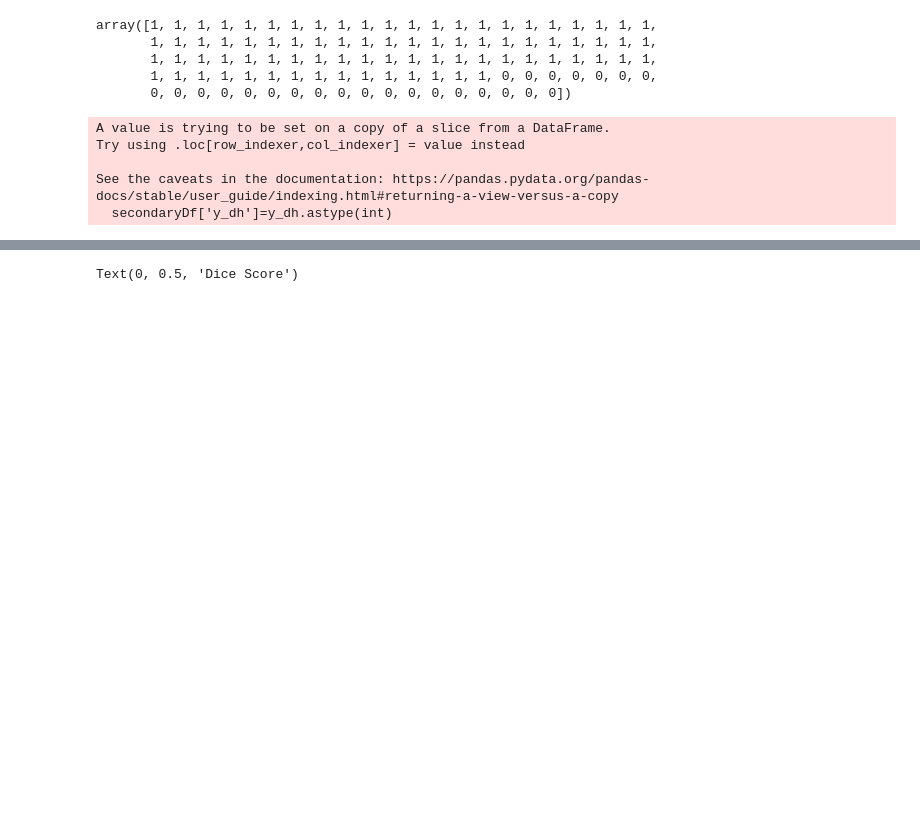
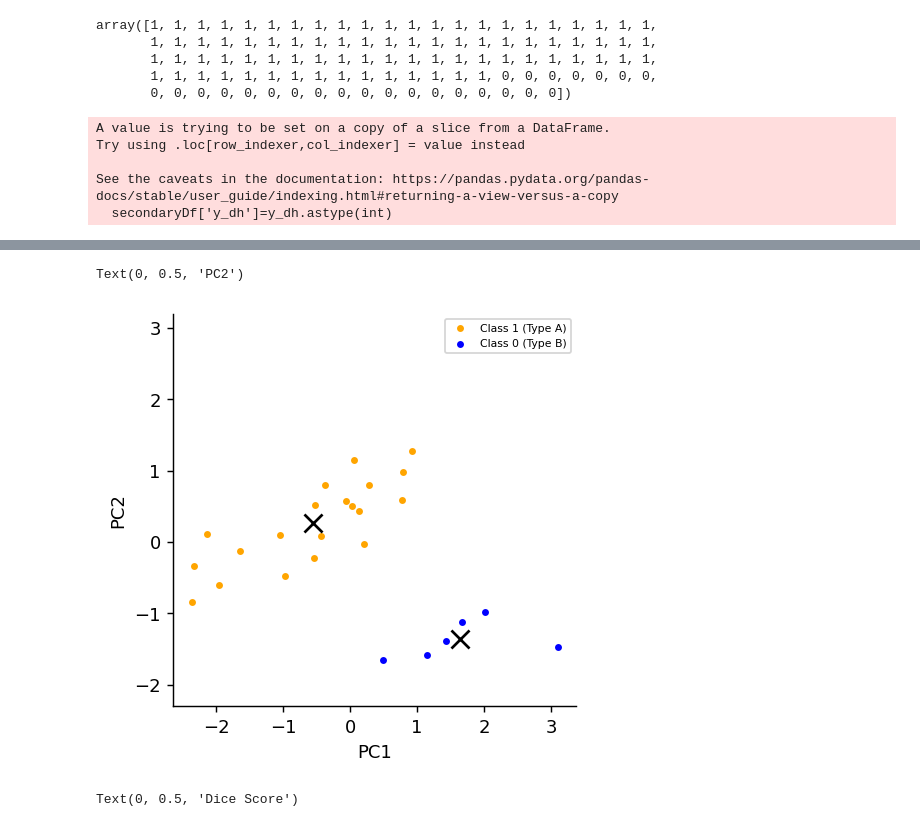
Before and after one commit to arshadzahangirchowdhury/ROI-Finder, a Jupyter notebook: flx_workflows/Training_size_analysis.ipynb, the cells around one changed output, grey strips where cells are left out. Drawn from its saved outputs; the diff is of its cells as text; code cells hidden in the pictures; blank space fills up the shorter version.

```diff
--- a/flx_workflows/Training_size_analysis.ipynb
+++ b/flx_workflows/Training_size_analysis.ipynb
@@ -677,0 +624,77 @@ Dice Similarity: 0.9685534591194969
+# %%
+# keep 4  constant type A cell vary type B cells
+type_B_Df=secondaryDf[secondaryDf['y_dh']==0]
+type_A_Df=secondaryDf[secondaryDf['y_dh']==1]
+
+# sample 1 Type A cells
+
+rand_index_list = []
+adj_rand_index_list = []
+dice_score_list = []
+
+
+sampled_Type_A_Df=type_A_Df.sample(n=20, replace=False, random_state=0)
+sampled_Type_B_Df=type_B_Df.sample(n=6, replace=False, random_state=0)
+
+#     sampled_Df=sampled_Type_A_Df
+sampled_Df =pd.concat([sampled_Type_A_Df, sampled_Type_B_Df], axis = 0)
+
+sampled_Df.reset_index(drop=True, inplace=True)
+
+
+
+kmeans = KMeans(init="k-means++",n_clusters = 2, n_init=200, random_state = 42).fit(sampled_Df[['PC1','PC2']].to_numpy())
+inertia=kmeans.inertia_
+sampled_Df['Class'] = kmeans.labels_
+sampled_Df = check_kmeans_class(sampled_Df)
+
+
+# rand_index=metrics.rand_score(sampled_Df['y_dh'].to_numpy(), kmeans.labels_)
+# rand_index_list.append(rand_index)
+# #     print('unadjusted rand index [0,1]:',rand_index)
+# adj_rand_index=metrics.adjusted_rand_score(sampled_Df['y_dh'].to_numpy(), kmeans.labels_)
+# #     print('adjusted rand index [-1,1]:',adj_rand_index)
+# adj_rand_index_list.append(adj_rand_index)
+
+dice_score = dice(sampled_Df['Class'].to_numpy(), sampled_Df['y_dh'].to_numpy(), k = 1)
+print ("Dice Similarity: {}".format(dice_score))
+dice_score_list.append(dice_score)
+
+
+# pp = sns.pairplot(data=sampled_Df,
+#                   y_vars=['PC2'],
+#                   x_vars=['PC1'],
+#                   kind = 'scatter',
+#                  diag_kind='hist', corner = 'True', hue='Class', height=8,plot_kws={"s": 100}
+#                  )
+# leg_handles = pp._legend_data.values()
+# leg_labels = pp._legend_data.keys()
+# pp.fig.legend(handles=leg_handles, labels=leg_labels, loc='upper right', ncol=1)
+# pp._legend.remove() # remove existing legend
+# pp.set(xlabel='PC1',
+#        ylabel='PC2',
+#        title='50% sampled data from each type')
+
+# plt.scatter(kmeans.cluster_centers_[:,0],kmeans.cluster_centers_[:,1], marker='x',s=1000, facecolors='black')
+# plt.tight_layout()
+# plt.savefig('../figures/pc_space_km_clustered_10.jpg')
+
+
+plt.figure(figsize=(4,4),dpi=130)
+
+plt.scatter(sampled_Df[sampled_Df['Class']== 1]['PC1'].to_numpy(),
+            sampled_Df[sampled_Df['Class']== 1]['PC2'].to_numpy(),
+            color='orange',s=8, label='Class 1 (Type A)')
+
+plt.scatter(sampled_Df[sampled_Df['Class']== 0]['PC1'].to_numpy(),
+            sampled_Df[sampled_Df['Class']== 0]['PC2'].to_numpy(),
+            color='blue',s=8, label='Class 0 (Type B)')
+# plt.title('100% sampled data from each type')
+plt.scatter(kmeans.cluster_centers_[:,0],kmeans.cluster_centers_[:,1], marker='x',s=100, facecolors='black')
+
+plt.legend(loc=1, prop={'size': 6})
+
+plt.ylim([-2.3, 3.2])
+plt.xlabel('PC1')
+plt.ylabel('PC2')
+# %% [output]
@@ -677,0 +704,2 @@ Dice Similarity: 0.9685534591194969
+Text(0, 0.5, 'PC2')
+[figure, added]
```
Also changed, not shown: parts of 13 cells of this notebook, 4 other files.
